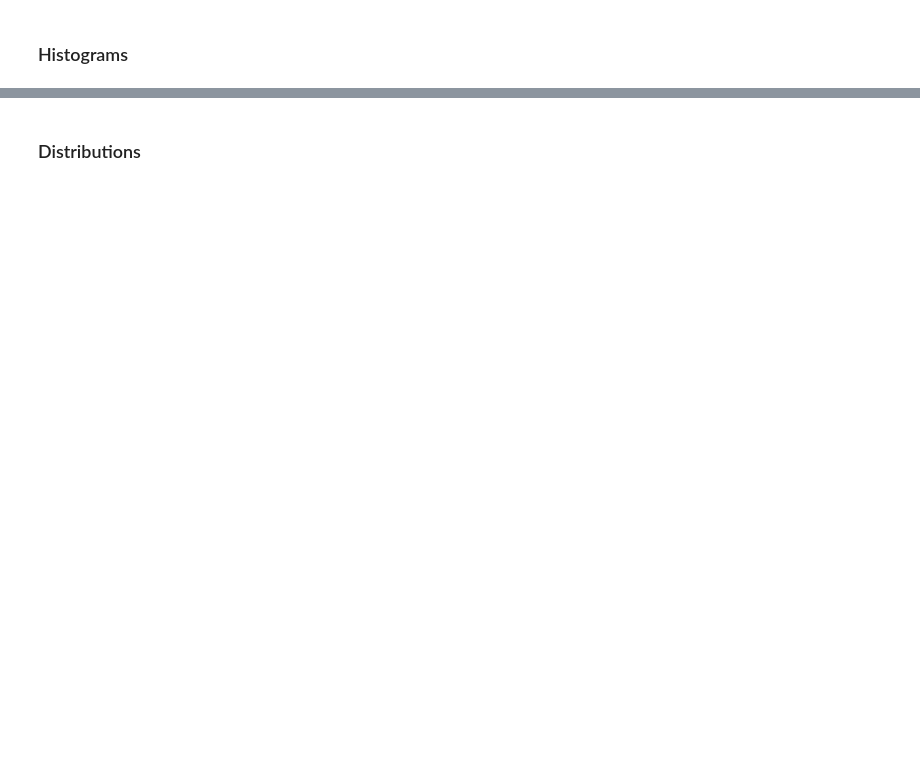
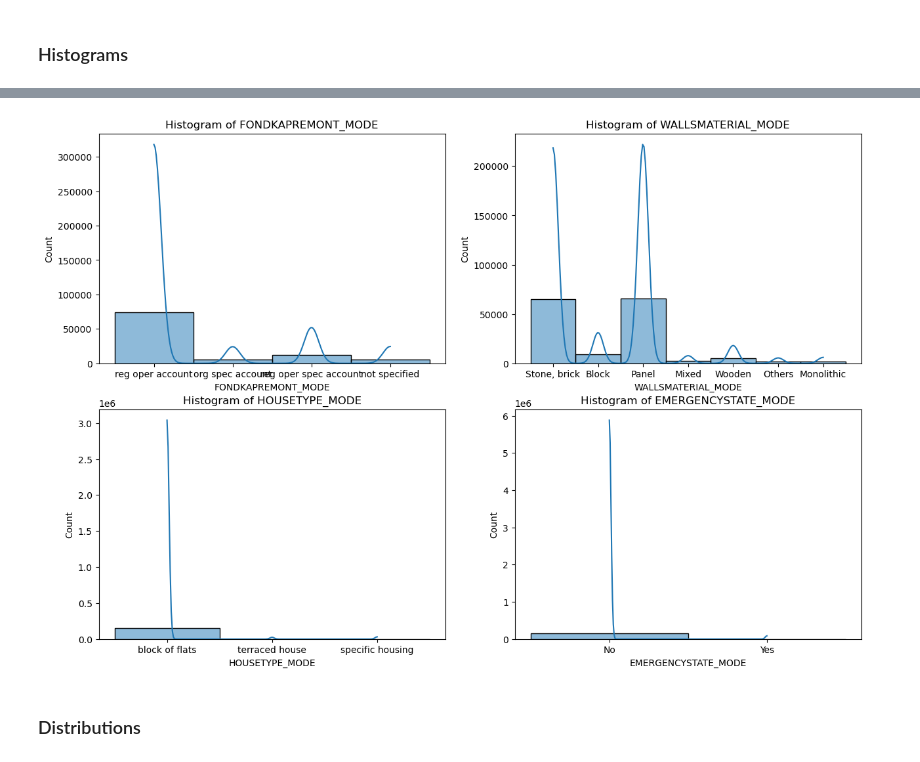
Before and after one commit to Marquinoli/Credit-Card-Fraud-Detection, a Jupyter notebook: project_cluster.ipynb, the cells around one changed output, grey strips where cells are left out. Cells and saved outputs as stored; diff of their text form; code cells hidden in the pictures; blank space fills up the shorter version.

```diff
--- a/project_cluster.ipynb
+++ b/project_cluster.ipynb
@@ -21,2 +150,18 @@ Run your entire code and save. Then submit this <b>saved</b> copy.
+# %%
+# Create subplots
+fig, axes = plt.subplots(2, 2, figsize=(15, 10))
+
+
+# Plot histograms for unwanted columns
+for i, column in enumerate(unwanted_objects):
+    row, col = divmod(i, 2)
+    sns.histplot(data=df1, x=column, bins=30, kde=True, ax=axes[row, col])
+    axes[row, col].set_title(f'Histogram of {column}')
+    axes[row, col].set_xlabel(column)
+    axes[row, col].set_ylabel('Count')
+
+plt.show()
+# %% [output]
+[figure, added]
 # %% [markdown]
 ### Distributions
```
Also changed, not shown: parts of 15 cells of this notebook.
